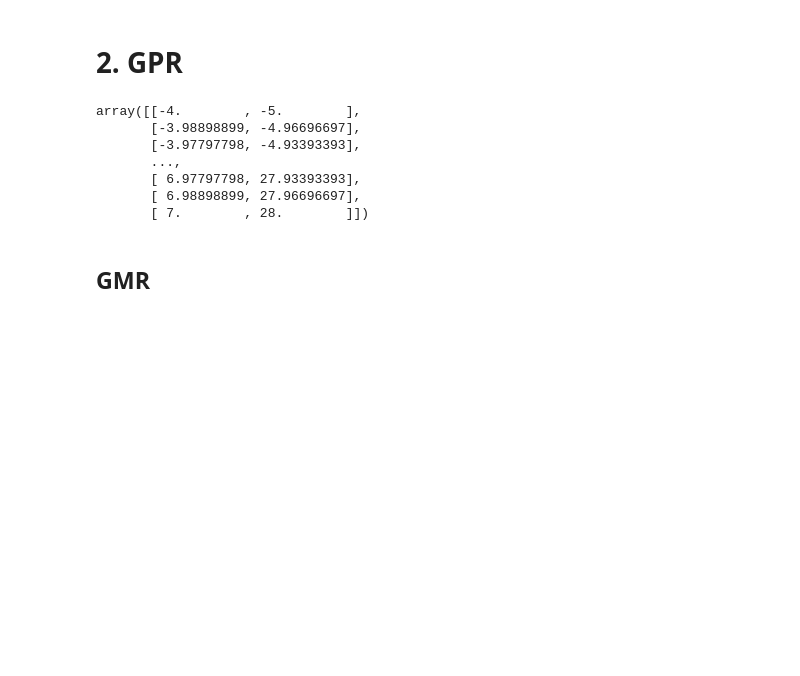
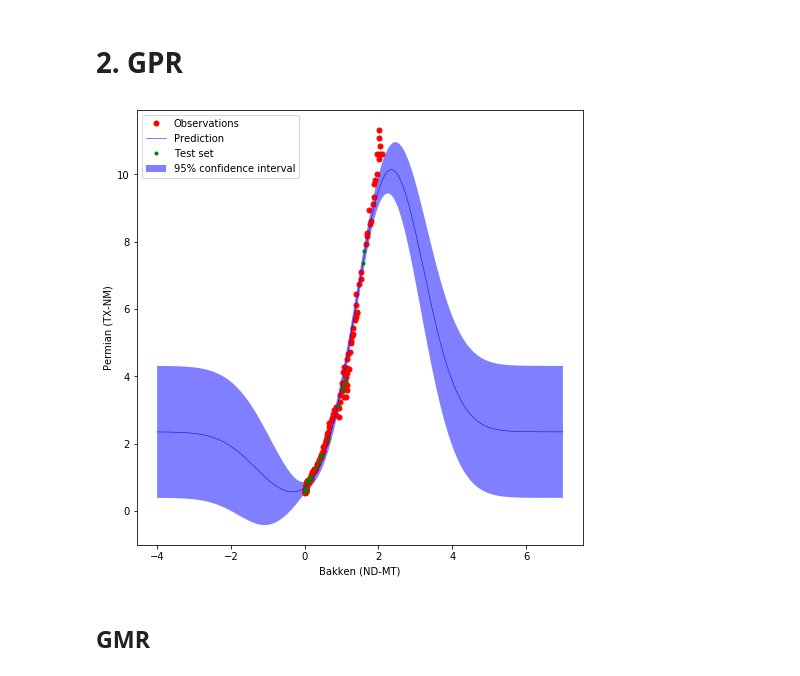
Before and after one commit to mlxlpt/aml2020, a Jupyter notebook: Python/Interpolation.ipynb, the cells around one changed output. Drawn from its saved outputs; the diff is of its cells as text; code cells hidden in the pictures; blank space fills up the shorter version.

```diff
--- a/Python/Interpolation.ipynb
+++ b/Python/Interpolation.ipynb
@@ -113,7 +113,7 @@ if (np.size(x_col) == 2) :
 #Hyperparameters :
 kernel_w = 1
 gpr_kernel = RBF(float(kernel_w))
-noise = 0.01
+noise = 0.9
 
 #Model :
 gp = GaussianProcessRegressor(kernel=gpr_kernel, alpha=noise, optimizer=None, n_restarts_optimizer=0, \
@@ -122,43 +122,35 @@ gp = GaussianProcessRegressor(kernel=gpr_kernel, alpha=noise, optimizer=None, n_
 X = np.atleast_2d(x_tr)
 y = np.atleast_2d(y_tr).T.ravel()
 
 # Mesh the input space for evaluations of the real function, the prediction and its MSE
 for i in range(X.shape[1]):
     if i == 0:
         x_grid = np.atleast_2d(np.linspace(int(np.min(X[:,i])-5), int(np.max(X[:,i])+5), 1000)).T
     else:
         x_grid = np.hstack((x_grid, np.transpose(np.atleast_2d(np.linspace(int(np.min(X[:,i])-5), \
                                                                            int(np.max(X[:,i])+5), 1000)))))
 
 gp.fit(X, y)
 
 #Predictions :
 y_pred, std = gp.predict(x_grid, return_std=True)
 
 
 if (np.size(x_col) == 1) :
     plt.figure(figsize=(8, 8))
     plt.plot(X, y, 'r.', markersize=10, label='Observations')
     plt.plot(x_grid, y_pred, 'b-', label='Prediction', lw = 0.5)
     plt.plot(x_te, y_te, 'g.', label="Test set")
 
     plt.fill(np.concatenate([x_grid, x_grid[::-1]]),
              np.concatenate([y_pred - 1.9600 * std,
                             (y_pred + 1.9600 * std)[::-1]]),
              alpha=.5, fc='b', ec='None', label='95% confidence interval')
     plt.xlabel(x_col[0])
     plt.ylabel(y_col[0])
     plt.legend(loc='upper left')
+# %% [output]
+[figure, added]
-# %%
-x_grid
-# %% [output]
-array([[-4.        , -5.        ],
-       [-3.98898899, -4.96696697],
-       [-3.97797798, -4.93393393],
-       ...,
-       [ 6.97797798, 27.93393393],
-       [ 6.98898899, 27.96696697],
-       [ 7.        , 28.        ]])
 # %% [markdown]
 ## GMR
 # %%
```
Also changed, not shown: parts of 3 cells of this notebook, 59 other files.
